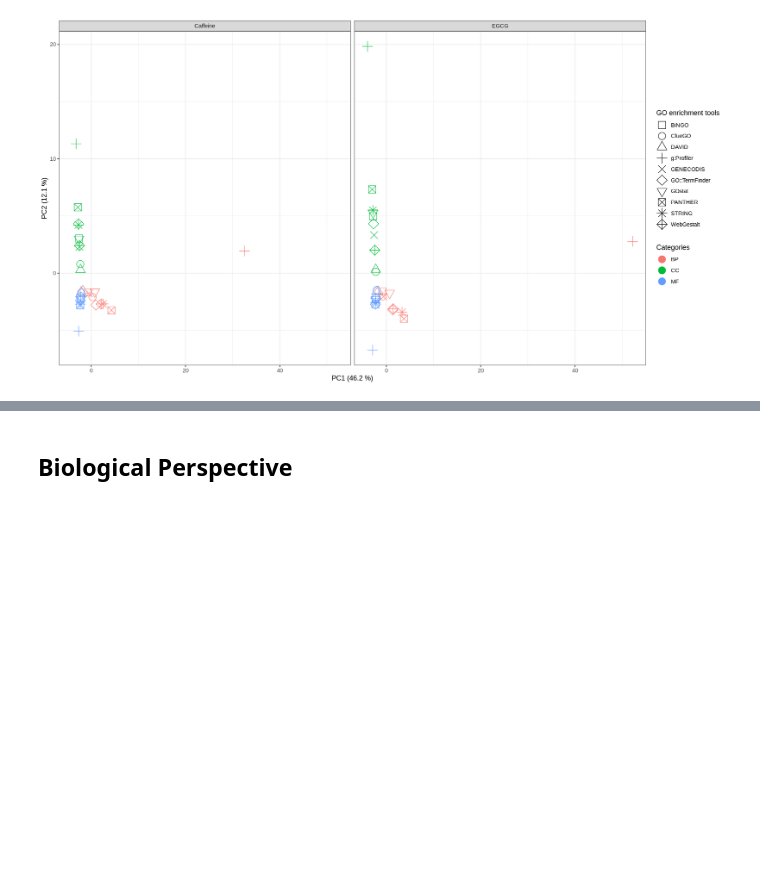
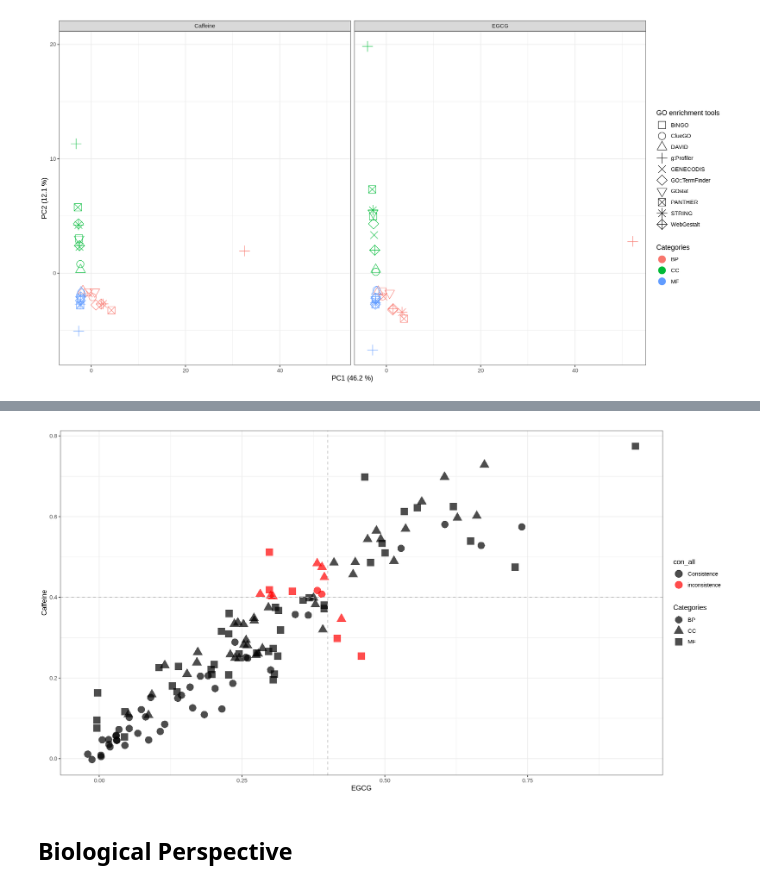
Before and after one commit to kittisaktaoma/GO-tools-comparsion, a Jupyter notebook: GO_tools_Comparison.ipynb, the cells around one changed output, grey strips where cells are left out. Cells and saved outputs as stored; diff of their text form; code cells hidden in the pictures; blank space fills up the shorter version.

```diff
--- a/GO_tools_Comparison.ipynb
+++ b/GO_tools_Comparison.ipynb
@@ -791,0 +845,15 @@ ggplot(final_pca, aes(x=PC1, y=PC2,
+# %%
+EGCG.BP <- Kappa_between("EGCG","BP")
+EGCG.MF <- Kappa_between("EGCG","MF")
+EGCG.CC <- Kappa_between("EGCG","CC")
+
+Caf.BP <- Kappa_between("Caffeine","BP")
+Caf.MF <- Kappa_between("Caffeine","MF")
+Caf.CC <- Kappa_between("Caffeine","CC")
+
+cdf_EGCG_validate <- rbind(EGCG.BP,EGCG.MF,EGCG.CC)
+cdf_caffeine_validate <- rbind(Caf.BP,Caf.MF,Caf.CC)
+cdf_validate <- cbind(cdf_EGCG_validate,cdf_caffeine_validate)
+cdf_validate.02 <- cdf_validate[,-c(2,3,6)]
+names(cdf_validate.02) <- c("EGCG","Caffeine","Categories")
+print(cdf_validate.02)
@@ -792,3 +878,18 @@ ggplot(final_pca, aes(x=PC1, y=PC2,
+# %%
+head(cdf_validate.02)
+cdf_validate.02$EGCG_con <- ifelse(cdf_validate.02$EGCG < 0.4,"No","yes")
+cdf_validate.02$CAF_con <- ifelse(cdf_validate.02$Caffeine < 0.4,"No","yes")
+cdf_validate.02$con_all <- ifelse(cdf_validate.02$EGCG_con == cdf_validate.02$CAF_con,"Consistence","inconsistence")
+cdf_validate.02$names <- rownames(cdf_validate.02)
+print(cdf_validate.02)
+# %%
+ggplot(cdf_validate.02,aes(EGCG,Caffeine,shape=Categories,color=con_all)) + geom_point(size=5,alpha=0.7)+
+geom_vline(xintercept=0.4, linetype="dashed", color = "grey")+
+geom_hline(yintercept=0.4, linetype="dashed", color = "grey") +
+scale_color_manual(values = c("black", "red")) +
+theme_bw()
+# %% [output]
+[figure, added]
 # %% [markdown]
 ## Biological Perspective
 # %%
```
Also changed, not shown: parts of 10 cells of this notebook.
